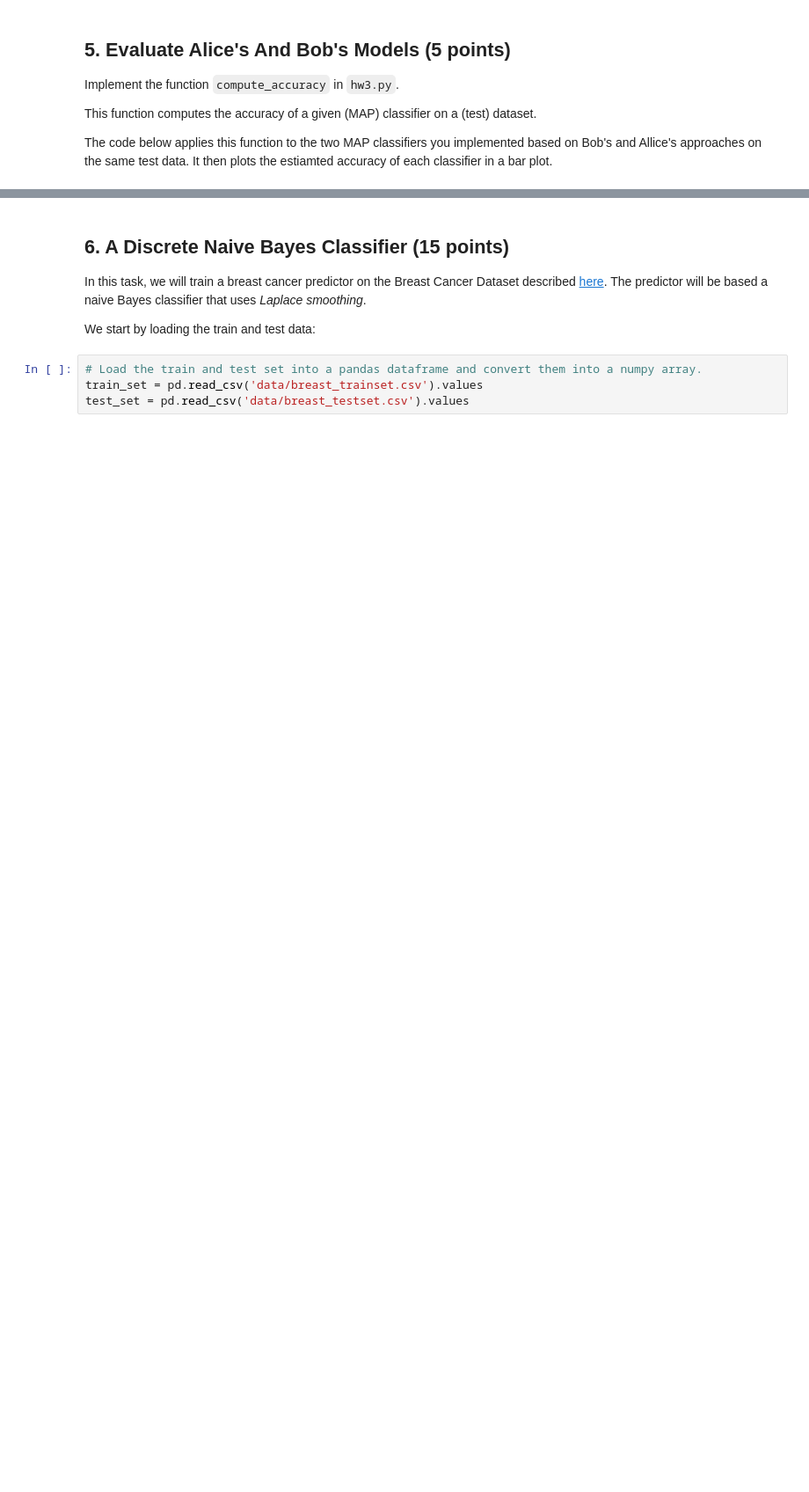
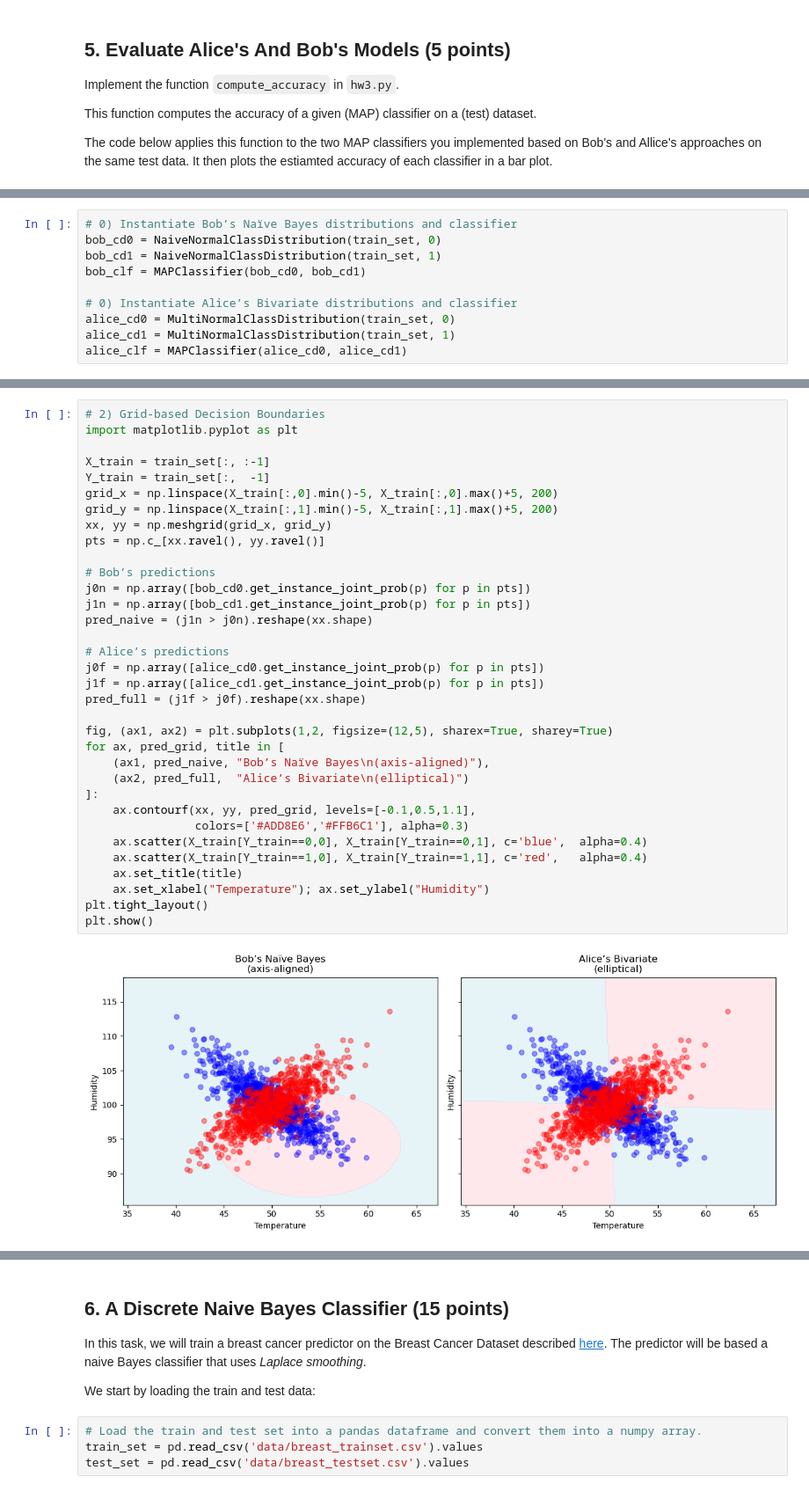
Before and after one commit to goodmanRomi/Machine_Learning_Course, a Jupyter notebook: Probability and Bayesian Learning/hw3-v2.ipynb, the cells around one changed output, grey strips where cells are left out. Shown: that part at 88% size. Drawn from its saved outputs; the diff is of its cells as text; blank space fills up the shorter version.

```diff
--- a/Probability and Bayesian Learning/hw3-v2.ipynb
+++ b/Probability and Bayesian Learning/hw3-v2.ipynb
@@ -501,0 +441,10 @@ plt.ylabel("Accuracy")
+# %%
+# 0) Instantiate Bob’s Naïve Bayes distributions and classifier
+bob_cd0 = NaiveNormalClassDistribution(train_set, 0)
+bob_cd1 = NaiveNormalClassDistribution(train_set, 1)
+bob_clf = MAPClassifier(bob_cd0, bob_cd1)
+
+# 0) Instantiate Alice’s Bivariate distributions and classifier
+alice_cd0 = MultiNormalClassDistribution(train_set, 0)
+alice_cd1 = MultiNormalClassDistribution(train_set, 1)
+alice_clf = MAPClassifier(alice_cd0, alice_cd1)
@@ -501,0 +478,36 @@ plt.ylabel("Accuracy")
+# %%
+# 2) Grid-based Decision Boundaries
+import matplotlib.pyplot as plt
+
+X_train = train_set[:, :-1]
+Y_train = train_set[:,  -1]
+grid_x = np.linspace(X_train[:,0].min()-5, X_train[:,0].max()+5, 200)
+grid_y = np.linspace(X_train[:,1].min()-5, X_train[:,1].max()+5, 200)
+xx, yy = np.meshgrid(grid_x, grid_y)
+pts = np.c_[xx.ravel(), yy.ravel()]
+
+# Bob’s predictions
+j0n = np.array([bob_cd0.get_instance_joint_prob(p) for p in pts])
+j1n = np.array([bob_cd1.get_instance_joint_prob(p) for p in pts])
+pred_naive = (j1n > j0n).reshape(xx.shape)
+
+# Alice’s predictions
+j0f = np.array([alice_cd0.get_instance_joint_prob(p) for p in pts])
+j1f = np.array([alice_cd1.get_instance_joint_prob(p) for p in pts])
+pred_full = (j1f > j0f).reshape(xx.shape)
+
+fig, (ax1, ax2) = plt.subplots(1,2, figsize=(12,5), sharex=True, sharey=True)
+for ax, pred_grid, title in [
+    (ax1, pred_naive, "Bob’s Naïve Bayes\n(axis-aligned)"),
+    (ax2, pred_full,  "Alice’s Bivariate\n(elliptical)")
+]:
+    ax.contourf(xx, yy, pred_grid, levels=[-0.1,0.5,1.1],
+                colors=['#ADD8E6','#FFB6C1'], alpha=0.3)
+    ax.scatter(X_train[Y_train==0,0], X_train[Y_train==0,1], c='blue',  alpha=0.4)
+    ax.scatter(X_train[Y_train==1,0], X_train[Y_train==1,1], c='red',   alpha=0.4)
+    ax.set_title(title)
+    ax.set_xlabel("Temperature"); ax.set_ylabel("Humidity")
+plt.tight_layout()
+plt.show()
+# %% [output]
+[figure, added]
```
Also changed, not shown: parts of 15 cells of this notebook, 10 other files.
